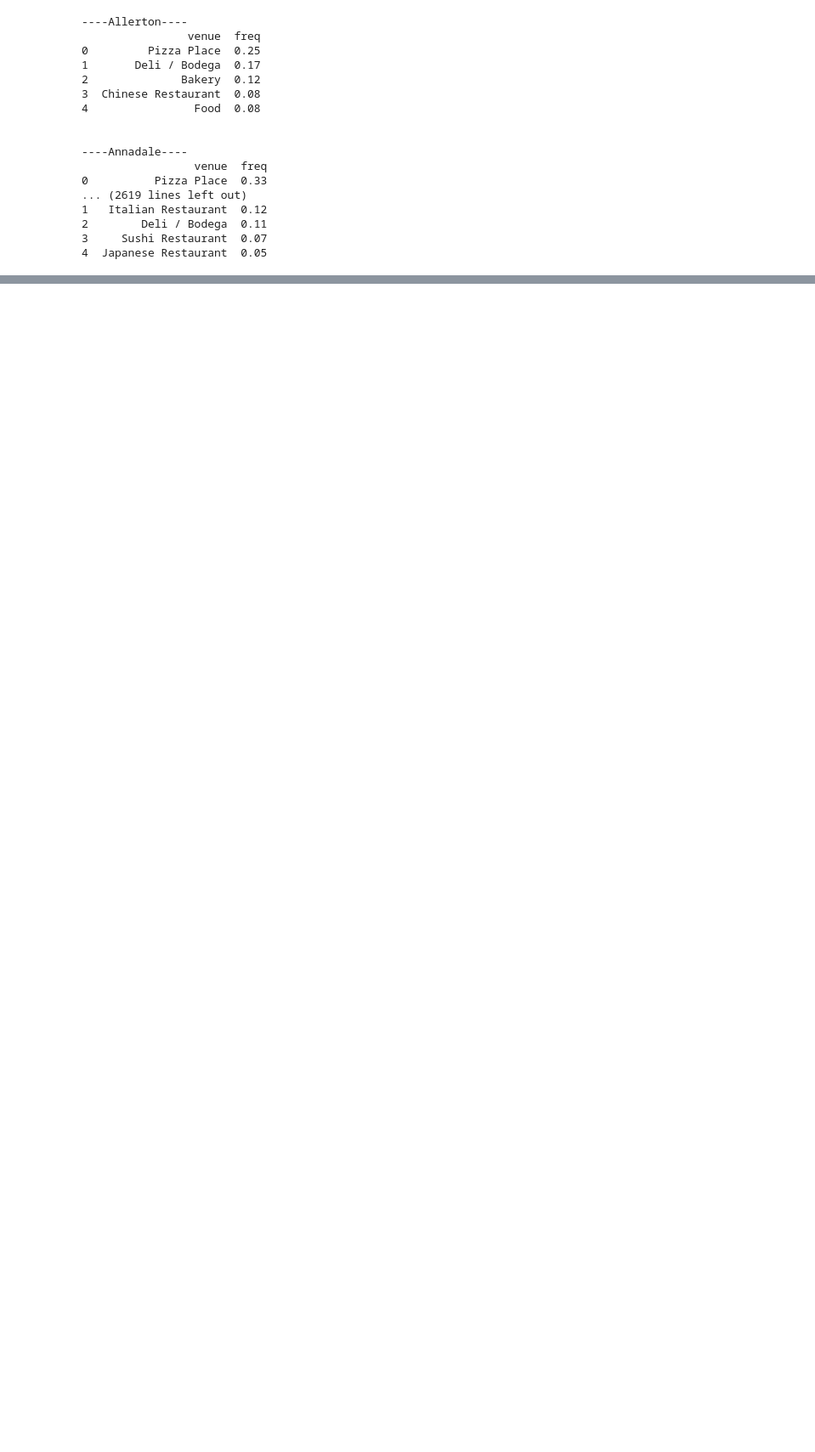
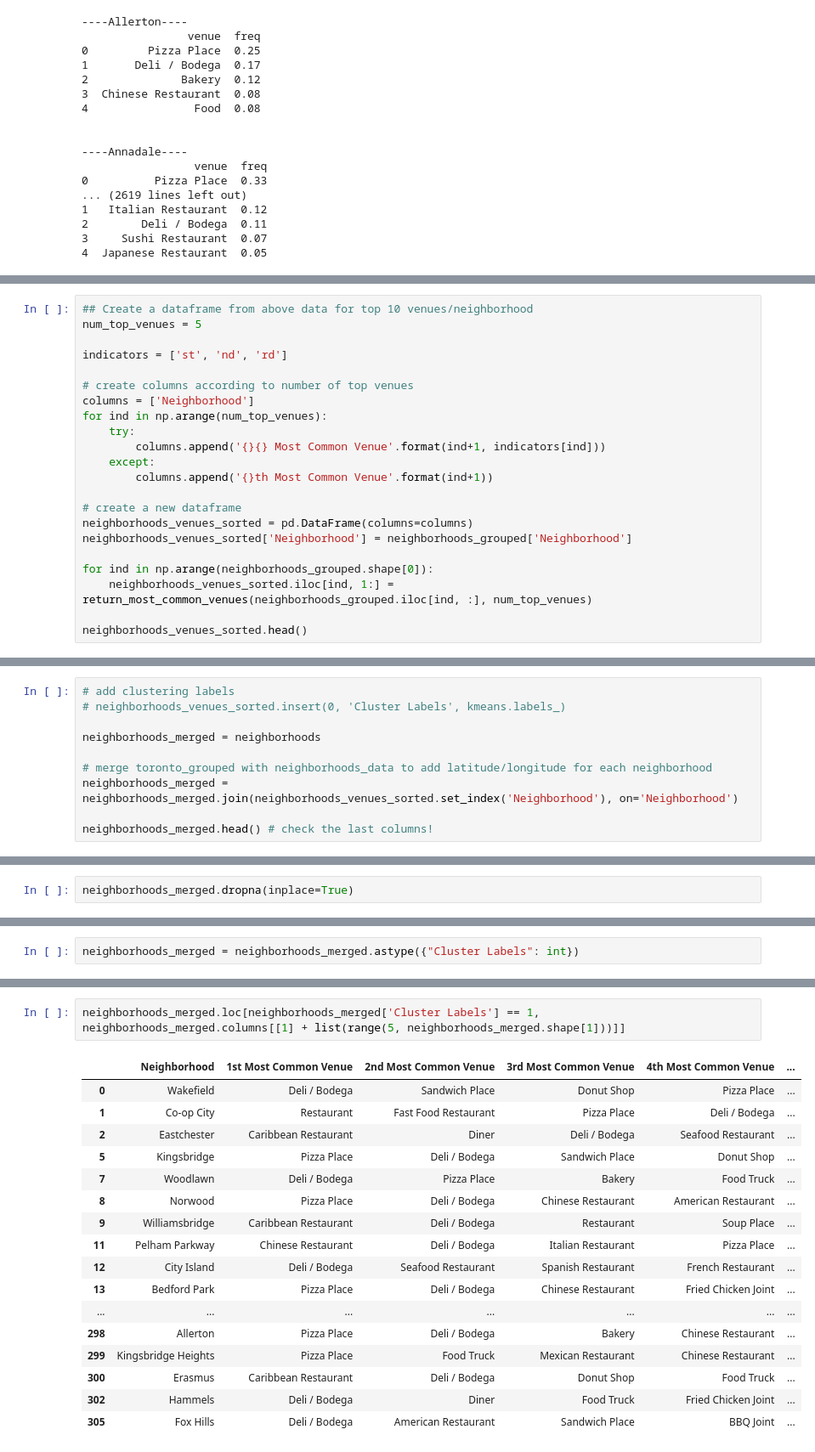
Before and after one commit to MayureshBakshi/Coursera_Capstone, a Jupyter notebook: Applied Data Science Capstone Week 4.ipynb, the cells around one changed output, grey strips where cells are left out. Shown at 85% size. Saved outputs shown, nothing was run; the diff lists cells and outputs as text; blank space fills up the shorter version.

Commit message:
Added k-means clustering with map

```diff
--- a/Applied Data Science Capstone Week 4.ipynb
+++ b/Applied Data Science Capstone Week 4.ipynb
@@ -509,0 +517,22 @@ for hood in neighborhoods_grouped['Neighborhood']:
+# %%
+## Create a dataframe from above data for top 10 venues/neighborhood
+num_top_venues = 5
+
+indicators = ['st', 'nd', 'rd']
+
+# create columns according to number of top venues
+columns = ['Neighborhood']
+for ind in np.arange(num_top_venues):
+    try:
+        columns.append('{}{} Most Common Venue'.format(ind+1, indicators[ind]))
+    except:
+        columns.append('{}th Most Common Venue'.format(ind+1))
+
+# create a new dataframe
+neighborhoods_venues_sorted = pd.DataFrame(columns=columns)
+neighborhoods_venues_sorted['Neighborhood'] = neighborhoods_grouped['Neighborhood']
+
+for ind in np.arange(neighborhoods_grouped.shape[0]):
+    neighborhoods_venues_sorted.iloc[ind, 1:] = return_most_common_venues(neighborhoods_grouped.iloc[ind, :], num_top_venues)
+
+neighborhoods_venues_sorted.head()
@@ -509,0 +573,10 @@ for hood in neighborhoods_grouped['Neighborhood']:
+# %%
+# add clustering labels
+# neighborhoods_venues_sorted.insert(0, 'Cluster Labels', kmeans.labels_)
+
+neighborhoods_merged = neighborhoods
+
+# merge toronto_grouped with neighborhoods_data to add latitude/longitude for each neighborhood
+neighborhoods_merged = neighborhoods_merged.join(neighborhoods_venues_sorted.set_index('Neighborhood'), on='Neighborhood')
+
+neighborhoods_merged.head() # check the last columns!
@@ -509,0 +594,2 @@ for hood in neighborhoods_grouped['Neighborhood']:
+# %%
+neighborhoods_merged.dropna(inplace=True)
@@ -509,0 +610,2 @@ for hood in neighborhoods_grouped['Neighborhood']:
+# %%
+neighborhoods_merged = neighborhoods_merged.astype({"Cluster Labels": int})
@@ -509,0 +671,20 @@ for hood in neighborhoods_grouped['Neighborhood']:
+# %%
+neighborhoods_merged.loc[neighborhoods_merged['Cluster Labels'] == 1, neighborhoods_merged.columns[[1] + list(range(5, neighborhoods_merged.shape[1]))]]
+# %% [output]
+|  | Neighborhood | 1st Most Common Venue | 2nd Most Common Venue | 3rd Most Common Venue | 4th Most Common Venue | ... |
+| 0 | Wakefield | Deli / Bodega | Sandwich Place | Donut Shop | Pizza Place | ... |
+| 1 | Co-op City | Restaurant | Fast Food Restaurant | Pizza Place | Deli / Bodega | ... |
+| 2 | Eastchester | Caribbean Restaurant | Diner | Deli / Bodega | Seafood Restaurant | ... |
+| 5 | Kingsbridge | Pizza Place | Deli / Bodega | Sandwich Place | Donut Shop | ... |
+| 7 | Woodlawn | Deli / Bodega | Pizza Place | Bakery | Food Truck | ... |
+| 8 | Norwood | Pizza Place | Deli / Bodega | Chinese Restaurant | American Restaurant | ... |
+| 9 | Williamsbridge | Caribbean Restaurant | Deli / Bodega | Restaurant | Soup Place | ... |
+| 11 | Pelham Parkway | Chinese Restaurant | Deli / Bodega | Italian Restaurant | Pizza Place | ... |
+| 12 | City Island | Deli / Bodega | Seafood Restaurant | Spanish Restaurant | French Restaurant | ... |
+| 13 | Bedford Park | Pizza Place | Deli / Bodega | Chinese Restaurant | Fried Chicken Joint | ... |
+| ... | ... | ... | ... | ... | ... | ... |
+| 298 | Allerton | Pizza Place | Deli / Bodega | Bakery | Chinese Restaurant | ... |
+| 299 | Kingsbridge Heights | Pizza Place | Food Truck | Mexican Restaurant | Chinese Restaurant | ... |
+| 300 | Erasmus | Caribbean Restaurant | Deli / Bodega | Donut Shop | Food Truck | ... |
+| 302 | Hammels | Deli / Bodega | Diner | Food Truck | Fried Chicken Joint | ... |
+| 305 | Fox Hills | Deli / Bodega | American Restaurant | Sandwich Place | BBQ Joint | ... |
```
Also changed, not shown: parts of 17 cells of this notebook.
